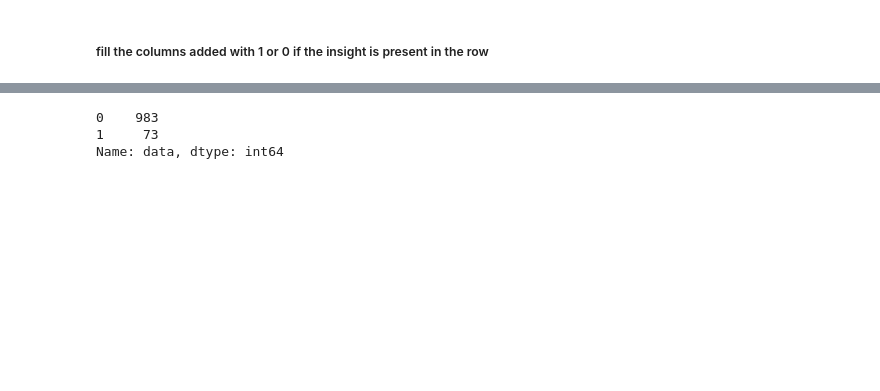
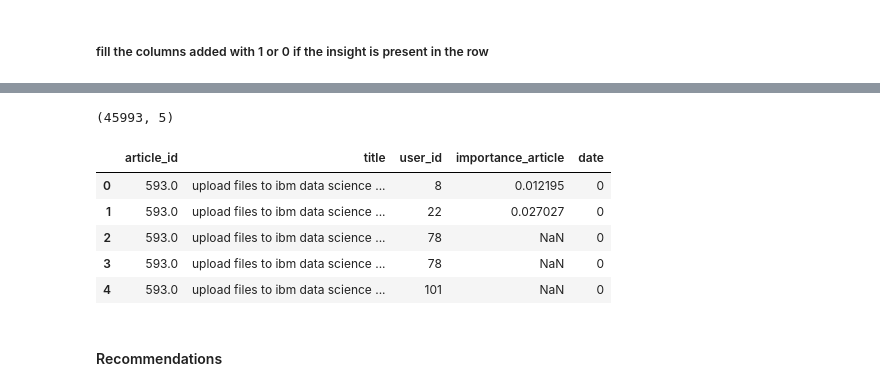
Before and after one commit to Mdhvince/Recommendation_IBM_article, a Jupyter notebook: Untitled.ipynb, the cells around one changed output, grey strips where cells are left out. Cells and saved outputs as stored; diff of their text form; code cells hidden in the pictures; blank space fills up the shorter version.

```diff
--- a/Untitled.ipynb
+++ b/Untitled.ipynb
@@ -136,6 +158,21 @@ for i in list_unique_insight_clean:
-# %%
-df_content.head()
-# %% [output]
-0    983
-1     73
-Name: data, dtype: int64
+# %%
+# Remove some columns
+df_content = df_content.drop(labels=['insights_x', 'insights_y', 'doc_body', 'doc_description'], axis=1)
+df = df.drop(labels=['nb_interactions', 'nb_interactions_total'], axis=1)
+# %%
+df.shape
+# %% [output]
+(45993, 5)
+# %%
+df = pd.merge(df, df_content[['article_id']], on='article_id', how='inner')
+
+df.head()
+# %% [output]
+|  | article_id | title | user_id | importance_article | date |
+| 0 | 593.0 | upload files to ibm data science ... | 8 | 0.012195 | 0 |
+| 1 | 593.0 | upload files to ibm data science ... | 22 | 0.027027 | 0 |
+| 2 | 593.0 | upload files to ibm data science ... | 78 | NaN | 0 |
+| 3 | 593.0 | upload files to ibm data science ... | 78 | NaN | 0 |
+| 4 | 593.0 | upload files to ibm data science ... | 101 | NaN | 0 |
+# %% [markdown]
+#### Recommendations
```
Also changed, not shown: parts of 20 cells of this notebook.
